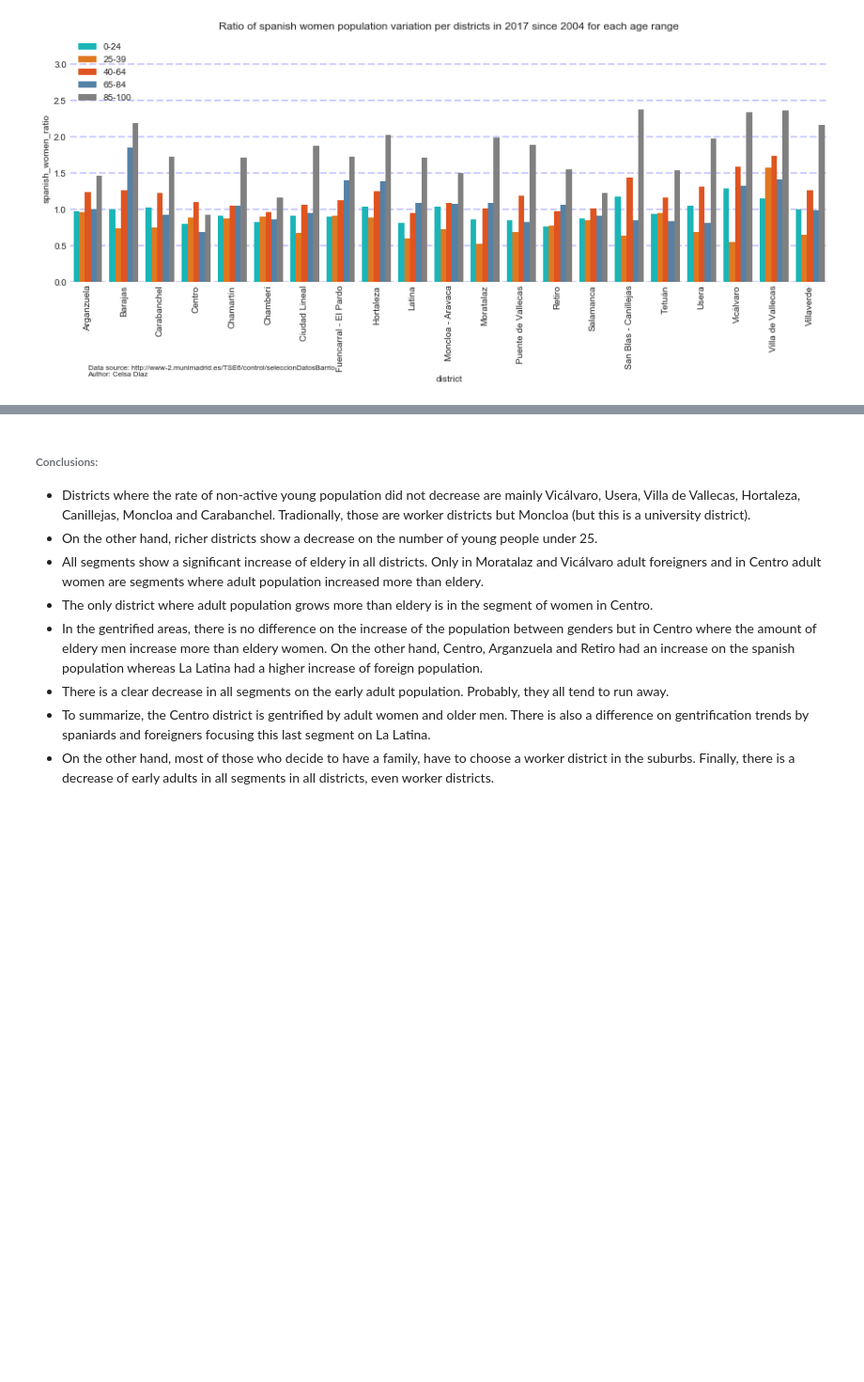
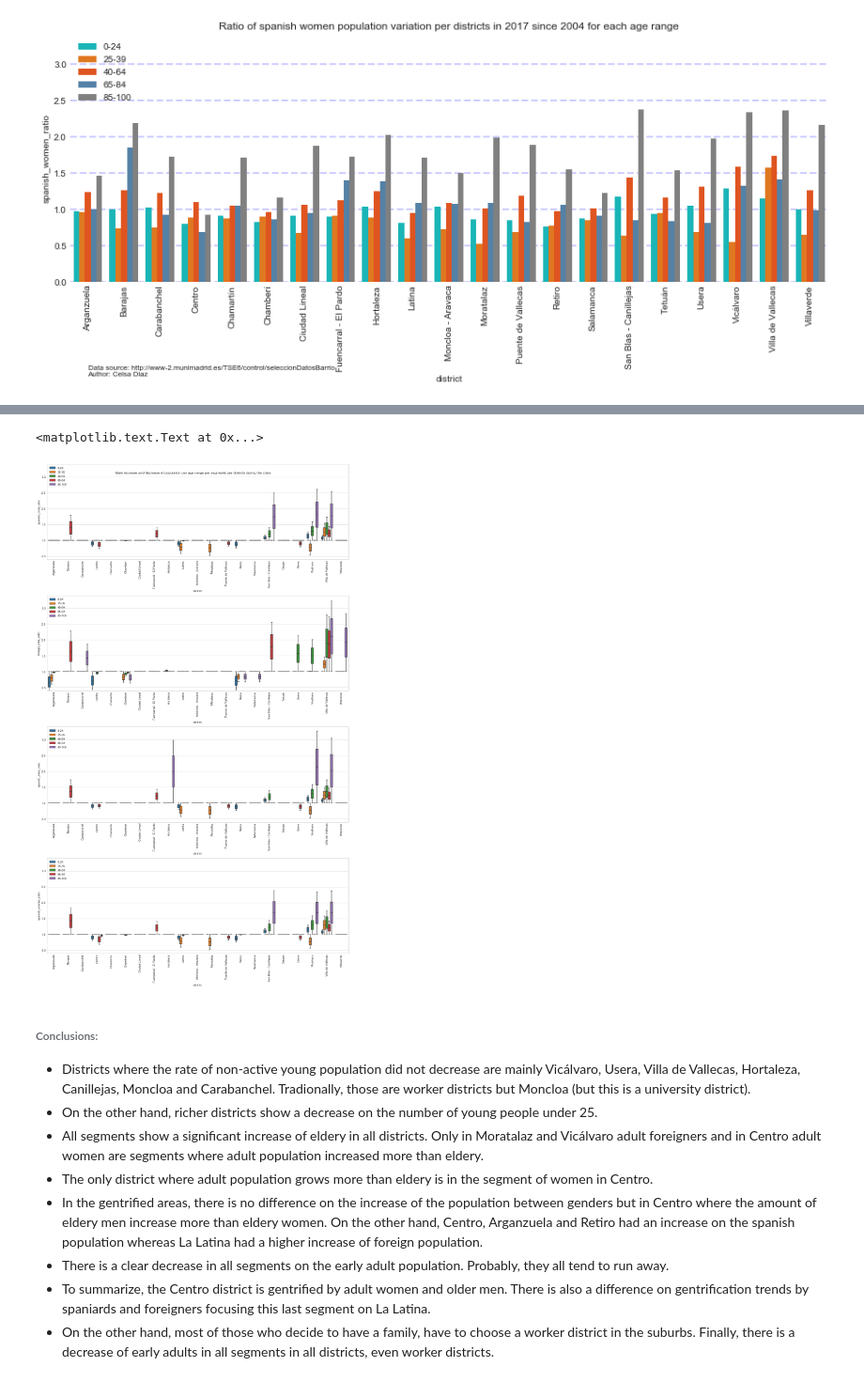
Before and after one commit to diazcelsa/visualizations, a Jupyter notebook: how_a_crisis_affects_renting_prices/district_census_madrid_analysis/Census Madrid - Data extraction, cleaning and exploration.ipynb, the cells around one changed output, grey strips where cells are left out. Shown at 94% size. Drawn from its saved outputs; the diff is of its cells as text; code cells hidden in the pictures; blank space fills up the shorter version.

```diff
--- a/how_a_crisis_affects_renting_prices/district_census_madrid_analysis/Census Madrid - Data extraction, cleaning and exploration.ipynb
+++ b/how_a_crisis_affects_renting_prices/district_census_madrid_analysis/Census Madrid - Data extraction, cleaning and exploration.ipynb
@@ -285,3 +366,20 @@ age_range_plot(segment, depth, title, y_min, y_max)
+# %%
+f, (ax1, ax2, ax3, ax4) = plt.subplots(nrows=4, ncols=1, tight_layout=True, sharex=False)
+f.set_figheight(25)
+f.set_figwidth(15)
+sns.boxplot(data=es_m.sort_values(by=['age_range','district']),x='district',y='spanish_total_ratio',hue='age_range', ax=ax1)
+sns.boxplot(data=fo_m.sort_values(by=['age_range','district']),x='district',y='foreign_total_ratio',hue='age_range', ax=ax2)
+sns.boxplot(data=m_m.sort_values(by=['age_range','district']),x='district',y='spanish_men_ratio',hue='age_range', ax=ax3)
+sns.boxplot(data=f_m.sort_values(by=['age_range','district']),x='district',y='spanish_women_ratio',hue='age_range', ax=ax4)
+for ax in f.axes:
+    plt.sca(ax)
+    ax.set_ylim([0.4, 3.4])
+    plt.xticks(rotation=90)
+    plt.legend(loc='upper left')
+f.suptitle("Main increase and decrease of population per age range per segments per districts during the crisis")
+# %% [output]
+<matplotlib.text.Text at 0x...>
+[figure, added]
 # %% [markdown]
 ###### Conclusions:
 * Districts where the rate of non-active young population did not decrease are mainly Vicálvaro, Usera, Villa de Vallecas, Hortaleza, Canillejas, Moncloa and Carabanchel. Tradionally, those are worker districts but Moncloa (but this is a university district).
```
Also changed, not shown: parts of 11 cells of this notebook, 1 other file.
